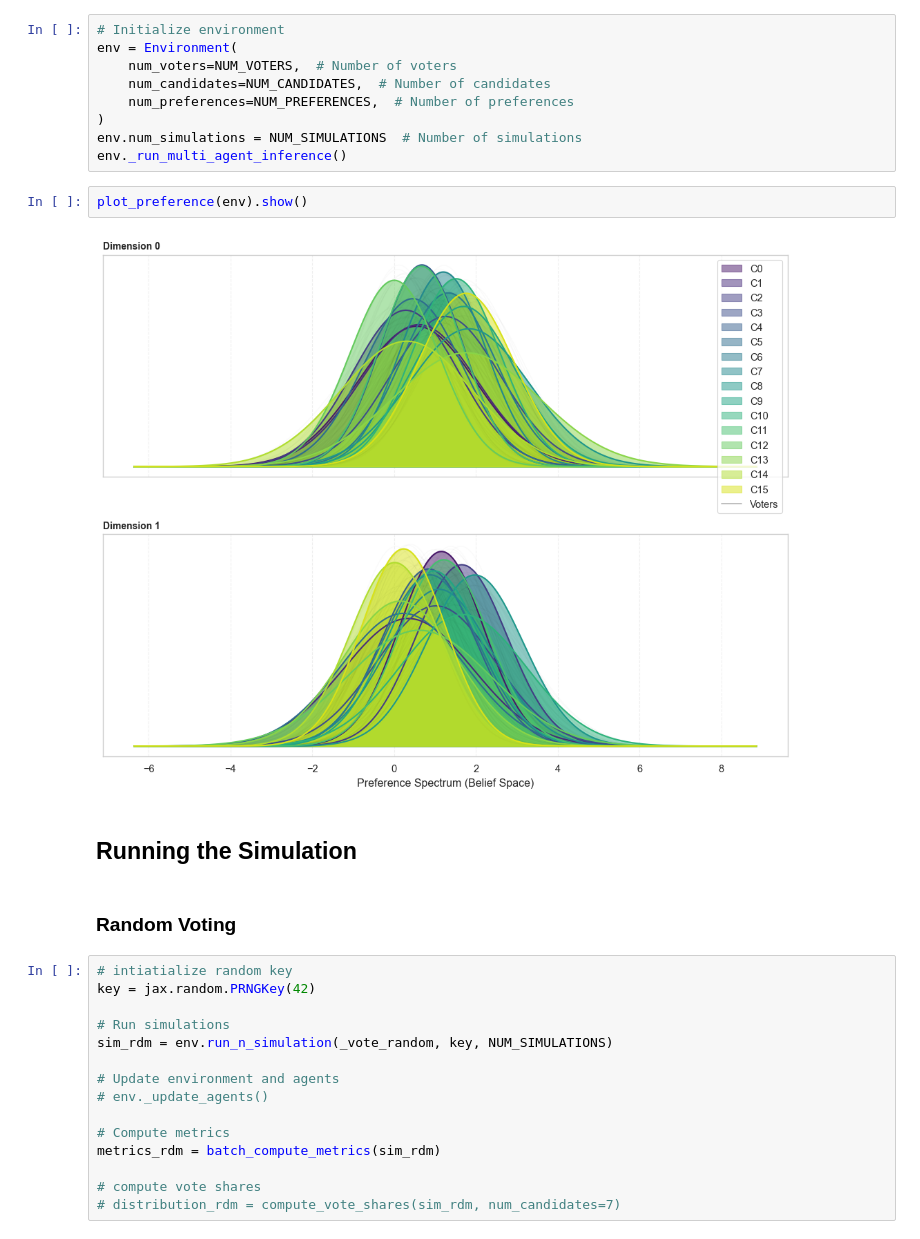
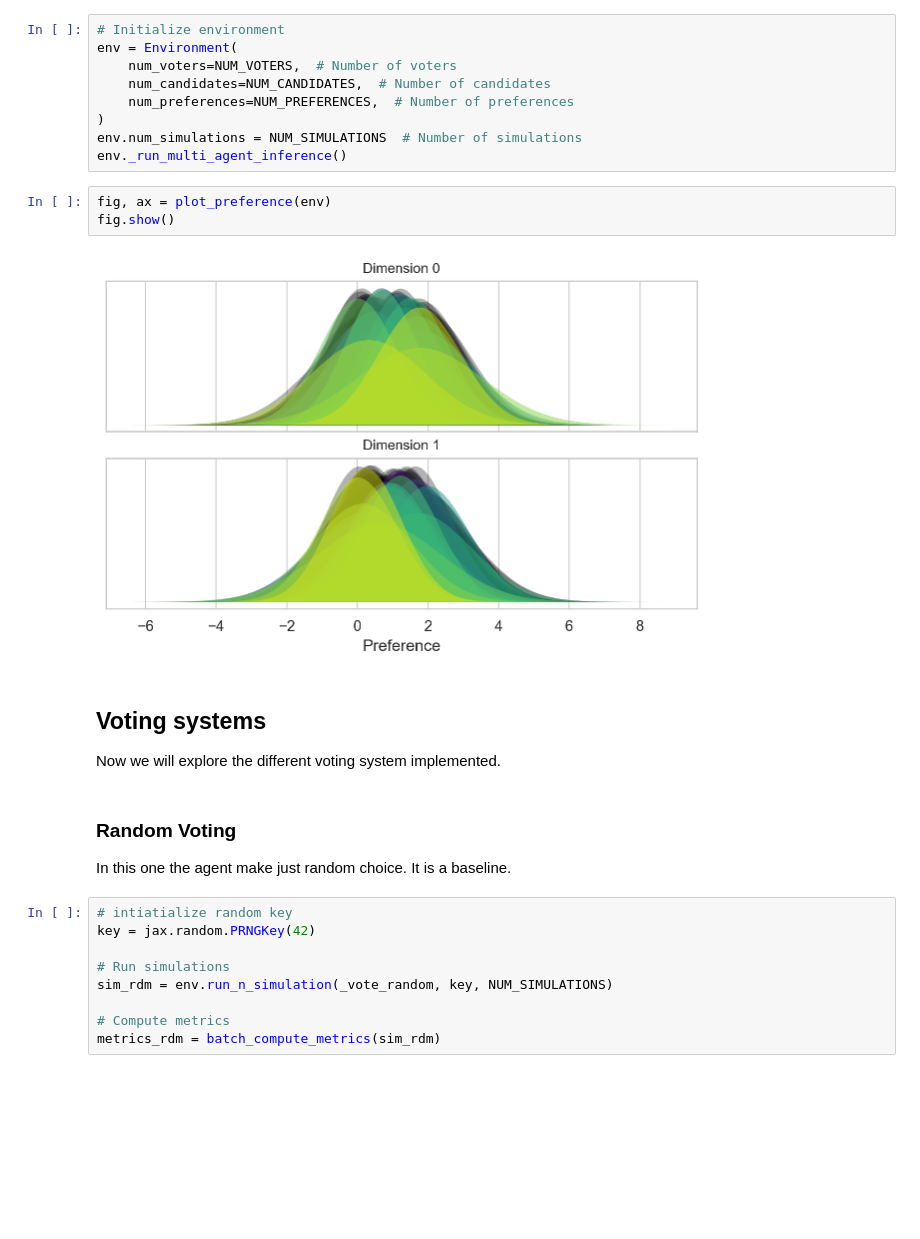
Before and after one commit to centre-for-humanities-computing/european-city-inference, a Jupyter notebook: notebooks/tutorial_2_voting_system.ipynb, the cells around one changed output. Saved outputs shown, nothing was run; the diff lists cells and outputs as text; blank space fills up the shorter version.

```diff
--- a/notebooks/tutorial_2_voting_system.ipynb
+++ b/notebooks/tutorial_2_voting_system.ipynb
@@ -37,13 +39,16 @@ env = Environment(
 env.num_simulations = NUM_SIMULATIONS  # Number of simulations
 env._run_multi_agent_inference()
 # %%
-plot_preference(env).show()
+fig, ax = plot_preference(env)
+fig.show()
 # %% [output]
-[figure, old version]
+[figure, new version]
 # %% [markdown]
-## Running the Simulation
+## Voting systems
+Now we will explore the different voting system implemented.
 # %% [markdown]
 ### Random Voting
+In this one the agent make just random choice. It is a baseline.
 # %%
 # intiatialize random key
 key = jax.random.PRNGKey(42)
@@ -51,13 +56,7 @@ key = jax.random.PRNGKey(42)
 # Run simulations
 sim_rdm = env.run_n_simulation(_vote_random, key, NUM_SIMULATIONS)
 
-# Update environment and agents
-# env._update_agents()
-
 # Compute metrics
 metrics_rdm = batch_compute_metrics(sim_rdm)
-
-# compute vote shares
-# distribution_rdm = compute_vote_shares(sim_rdm, num_candidates=7)
 # %% [markdown]
 ### Plurality Voting
```
Also changed, not shown: parts of 9 cells of this notebook, 5 other files.
